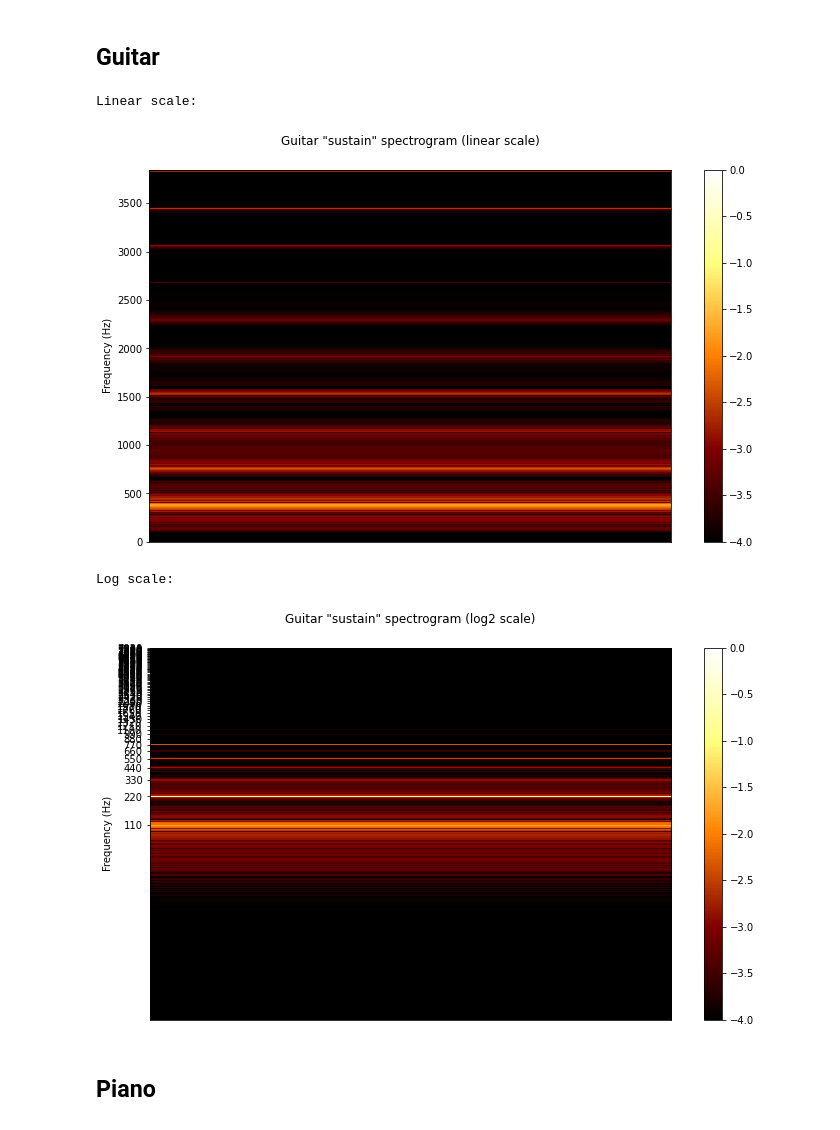
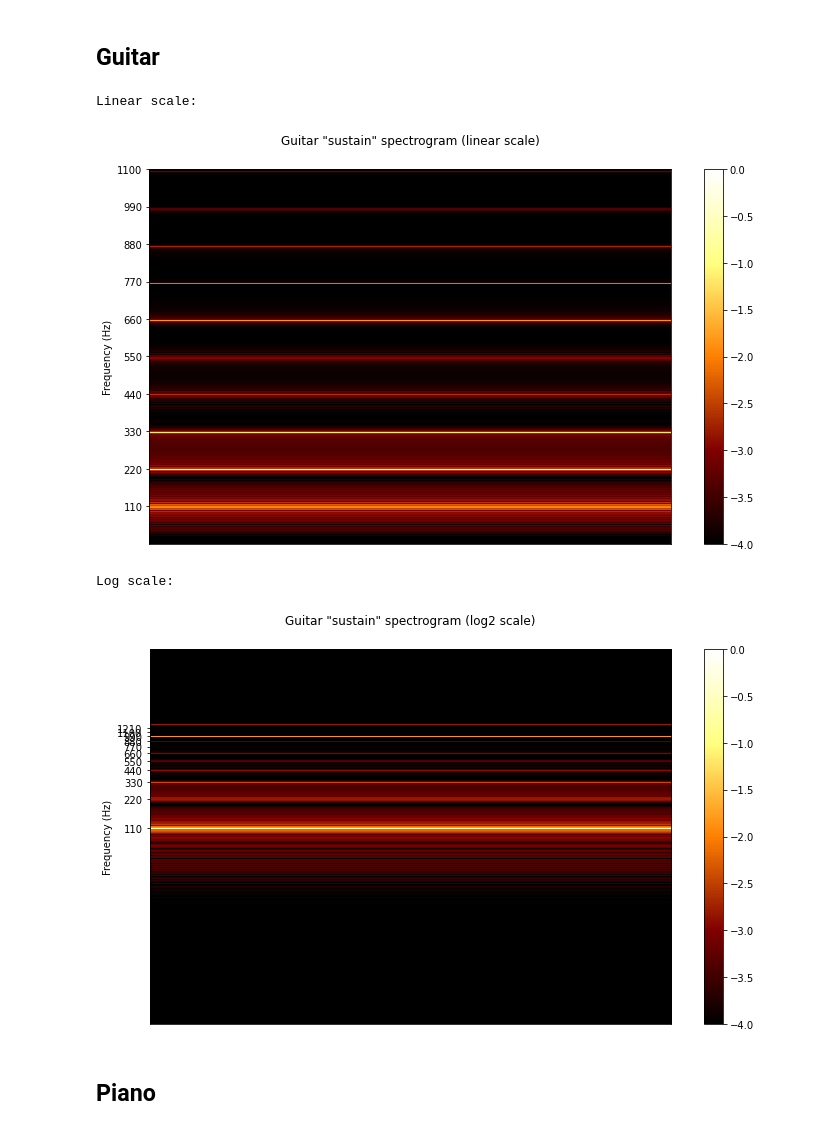
Before and after one commit to JulianFerry/deep-music, a Jupyter notebook: notebooks/spectrogram_analysis.ipynb, the cells around one changed output. Saved outputs shown, nothing was run; the diff lists cells and outputs as text; code cells hidden in the pictures.

```diff
--- a/notebooks/spectrogram_analysis.ipynb
+++ b/notebooks/spectrogram_analysis.ipynb
@@ -13,8 +29,3 @@ The grand piano tone:
-# %%
-guitar = AudioFile('test', 'guitar_acoustic', 6)
-piano = AudioFile('train', 'keyboard_acoustic', 27)
-guitar.fundamental_freq = 110  # A2
-piano.fundamental_freq = 55  # A1
 # %% [markdown]
 ## Guitar
 # %%
@@ -22,30 +33,22 @@ piano.fundamental_freq = 55  # A1
 params = [
     {'start': 0, 'end': 0.1, 'time_intervals': 10, 'spec_thresh': 3.5, 'max_freq': -1,
      'print': 'Guitar attack:', 'title': 'Guitar "attack" spectrogram (10 time steps)'},
-    {'start': 0.5, 'end': -1, 'time_intervals': 1, 'spec_thresh': 4, 'max_freq': -1,
+    {'start': 0.5, 'end': 3.5, 'time_intervals': 1, 'spec_thresh': 4, 'max_freq': -1,
      'print': 'Guitar sustain:', 'title': 'Guitar "sustain" spectrogram (1 time step)'}
 ]
 for p in params:
-    # Print
-    print('-' * len(p['print']))
-    print(p['print'])
-    print('-' * len(p['print']))
+    boxprint(p['print'])
     # Load and play audio
-    guitar.load_audio(p['start'], p['end'])
+    guitar.trim_audio(p['start'], p['end'])
     guitar.plot_audio()
     print('- original sound:')
     guitar.play_audio()
     # Create spectrogram and reconstruct audio
     guitar.audio_to_spectrogram(p['time_intervals'], p['spec_thresh'])
-    guitar.plot_spectrogram(guitar.spectrogram/2, max_freq=p['max_freq'],
+    guitar.plot_spectrogram(guitar.spectrogram, max_freq=p['max_freq'],
                             title=p['title'], figsize=(10, 4))
     print('- reconstructed sound:')
     guitar.spectrogram_to_audio(guitar.spectrogram)
-
-# Convolve spectrogram
-# guitar.convolve_spectrogram()
-# guitar.plot_spectrogram(guitar.spectrogram_conv)
-# guitar.spectrogram_to_audio(guitar.spectrogram_conv)
 # %% [output]
 --------------
 Guitar attack:
@@ -131,9 +127,10 @@ This shows that:
 # %% [markdown]
 ## Guitar
 # %%
+guitar.trim_audio(start=0.5, end=3.5)
+
 print('No filter:')
 # Load and play audio
-guitar.load_audio(start=0.5)
 guitar.plot_audio()
 guitar.play_audio()
 # Create spectrogram
@@ -142,7 +139,7 @@ guitar.plot_spectrogram(guitar.spectrogram, 'Guitar "sustain" spectrogram (no fi
 
 print('Low-pass filter:')
 # Load and play audio - with lowpass filter
-guitar.load_audio(start=0.5, butter=(0, 220, 'lowpass'))
+guitar.filter_audio(0, 2*guitar.fundamental_freq, 'lowpass')
 guitar.plot_audio()
 guitar.play_audio()
 # Create spectrogram
@@ -205,10 +203,10 @@ N.B. Setting the same amplitude to all of the harmonics (0dB - maximum) sounds l
 ## Guitar
 # %%
 neighbour_radius = 4
+guitar.trim_audio(start=0.5, end=3.5)
 
 print('All frequencies:')
 # Load audio and create spectrogram
-guitar.load_audio(start=0.5)
 guitar.audio_to_spectrogram(spec_thresh=4)
 guitar.plot_spectrogram(guitar.spectrogram, 'Guitar "sustain" spectrogram (all frequencies)')
 guitar.spectrogram_to_audio(guitar.spectrogram)
@@ -254,22 +252,25 @@ Harmonics only:
 # %% [markdown]
 ## Guitar
 # %%
+resolution = 16508  # guitar.calculate_log_resolution(guitar.spectrogram)
+guitar.trim_audio(start=0.5, end=3.5)
+
 print('Linear scale:')
 # Load audio and create spectrogram
-guitar.load_audio(start=0.5)
 guitar.audio_to_spectrogram(spec_thresh=4)
 guitar.plot_spectrogram(guitar.spectrogram, 'Guitar "sustain" spectrogram (linear scale)')
 
 print('Log scale:')
 # Create spectrogram on log scale
+guitar.set_log_resolution(resolution)
 guitar.spectrogram_to_log(guitar.spectrogram)
 guitar.plot_spectrogram(guitar.spectrogram_log, 'Guitar "sustain" spectrogram (log2 scale)',
-                        log_scale=True, max_freq=-1)
+                        log_scale=True)
 # %% [output]
 Linear scale:
-[figure, old version]
+[figure, new version]
 Log scale:
-[figure, old version]
+[figure, new version]
 # %% [markdown]
 ## Piano
 # %%
```
Also changed, not shown: parts of 15 cells of this notebook.
